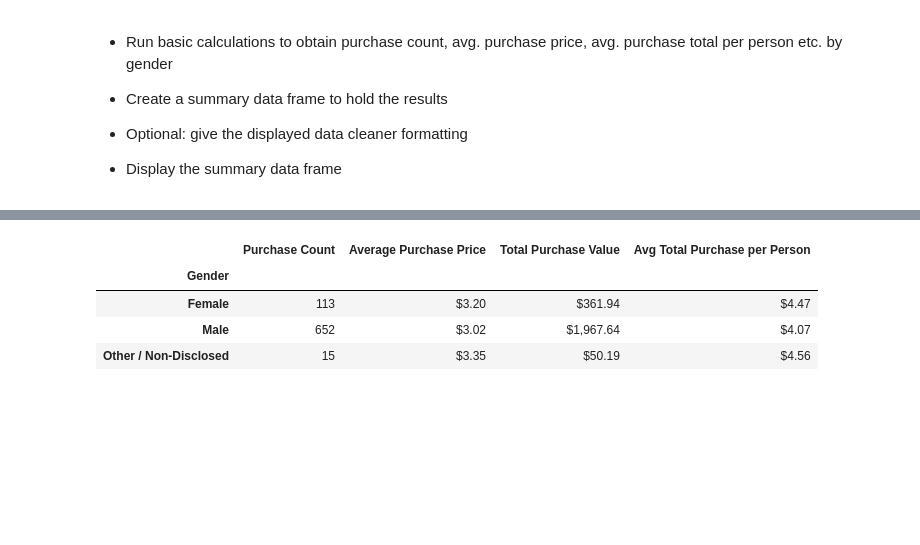
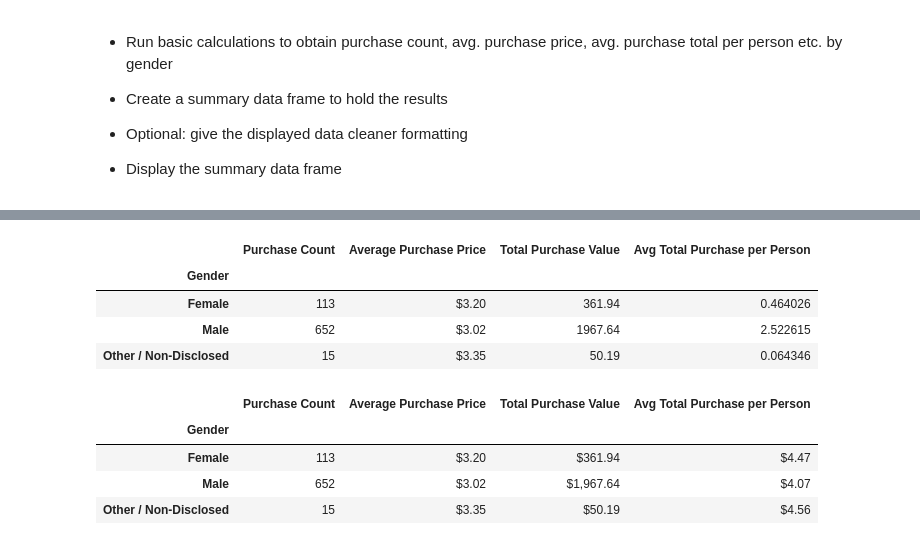
Before and after one commit to IrinaUX/pandas-challenge, a Jupyter notebook: HeroesOfPymoli/HeroesOfPymoli_starter-Copy1.ipynb, the cells around one changed output, grey strips where cells are left out. Cells and saved outputs as stored; diff of their text form; code cells hidden in the pictures; blank space fills up the shorter version.

```diff
--- a/HeroesOfPymoli/HeroesOfPymoli_starter-Copy1.ipynb
+++ b/HeroesOfPymoli/HeroesOfPymoli_starter-Copy1.ipynb
@@ -251,3 +288,17 @@ NameError: name 'purchase_data_grouped_by_gender' is not defined
+# %%
+test1_df['Average Purchase Price'] = test1_df["Average Purchase Price"].map("${:,.2f}".format)
+#test1_df['Total Purchase Value'] = test1_df["Total Purchase Value"].map("${:,.2f}".format)
+#test1_df['Avg Total Purchase per Person'] = test1_df["Avg Total Purchase per Person"].map("${:,.2f}".format)
+#Purch_Anal_Gen["Total Purchase Value"] = Purch_Anal_Gen["Total Purchase Value"].map("${:.2f}".format)
+#test1_df['Total Purchase Value'] = pd.Series(["${:,.2f}".format(grouped_purchase_value_total)])
+#test1_df['Avg Total Purchase per Person'] = pd.Series(["${:,.2f}".format(grouped_purchase_average_per_person)])
+test1_df
+# %% [output]
+|  | Purchase Count | Average Purchase Price | Total Purchase Value | Avg Total Purchase per Person |
+| Gender |  |  |  |  |
+| Female | 113 | $3.20 | 361.94 | 0.464026 |
+| Male | 652 | $3.02 | 1967.64 | 2.522615 |
+| Other / Non-Disclosed | 15 | $3.35 | 50.19 | 0.064346 |
 # %%
 # %% [output]
 |  | Purchase Count | Average Purchase Price | Total Purchase Value | Avg Total Purchase per Person |
```
Also changed, not shown: parts of 12 cells of this notebook, 1 other file.
